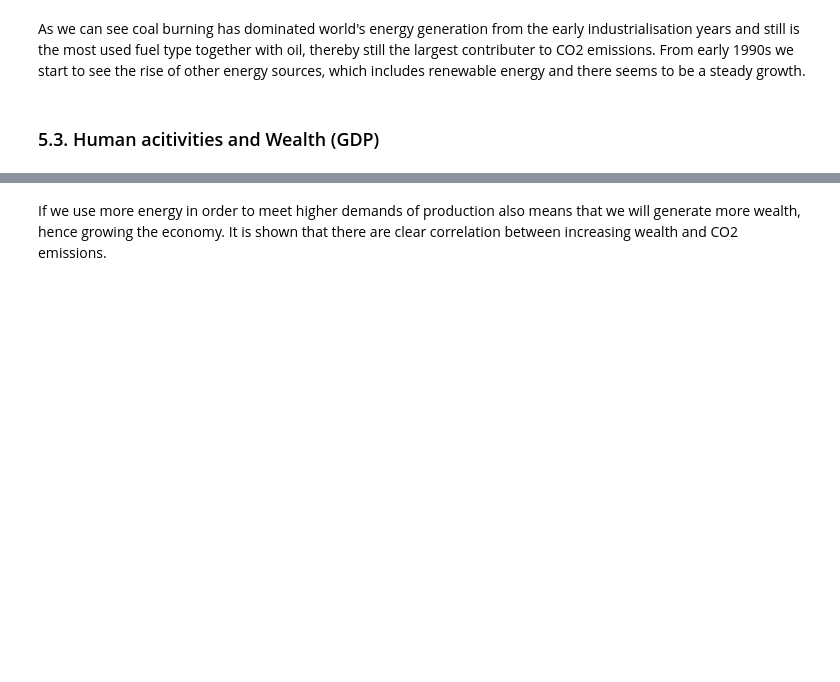
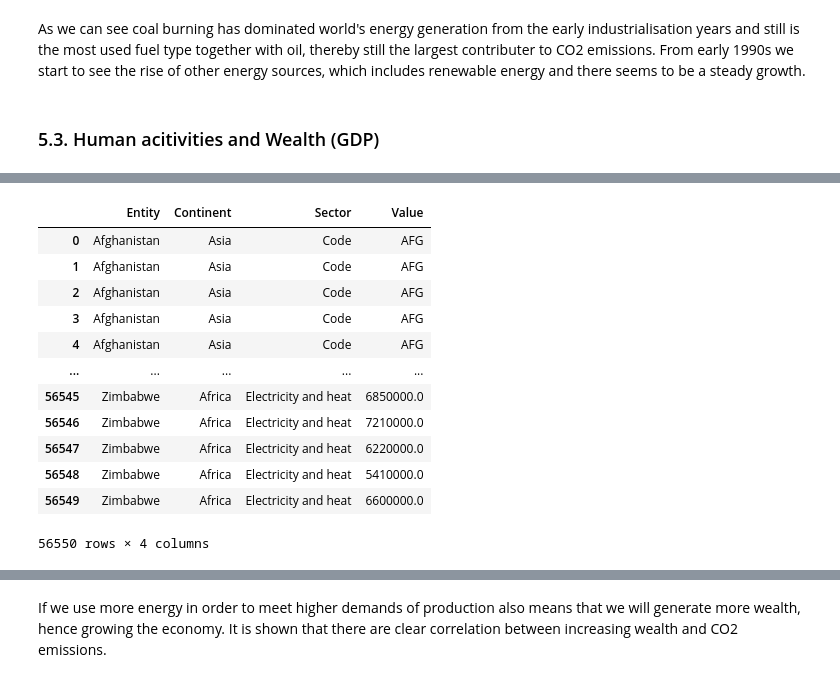
Before and after one commit to hanlululu/Socialdata22_projectB, a Jupyter notebook: Project_B.ipynb, the cells around one changed output, grey strips where cells are left out. Drawn from its saved outputs; the diff is of its cells as text; code cells hidden in the pictures; blank space fills up the shorter version.

```diff
--- a/Project_B.ipynb
+++ b/Project_B.ipynb
@@ -381,0 +412,16 @@ fig.show()
+# %%
+df_sun
+# %% [output]
+|  | Entity | Continent | Sector | Value |
+| 0 | Afghanistan | Asia | Code | AFG |
+| 1 | Afghanistan | Asia | Code | AFG |
+| 2 | Afghanistan | Asia | Code | AFG |
+| 3 | Afghanistan | Asia | Code | AFG |
+| 4 | Afghanistan | Asia | Code | AFG |
+| ... | ... | ... | ... | ... |
+| 56545 | Zimbabwe | Africa | Electricity and heat | 6850000.0 |
+| 56546 | Zimbabwe | Africa | Electricity and heat | 7210000.0 |
+| 56547 | Zimbabwe | Africa | Electricity and heat | 6220000.0 |
+| 56548 | Zimbabwe | Africa | Electricity and heat | 5410000.0 |
+| 56549 | Zimbabwe | Africa | Electricity and heat | 6600000.0 |
+56550 rows × 4 columns
```
Also changed, not shown: parts of 11 cells of this notebook, 2 other files.
